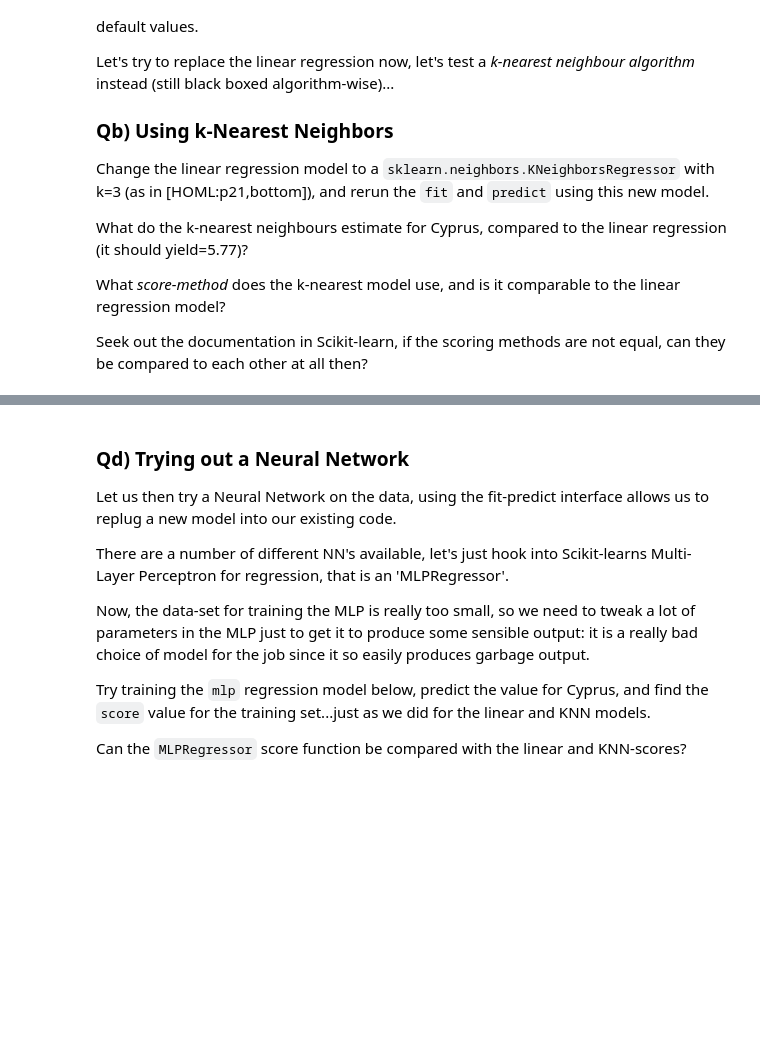
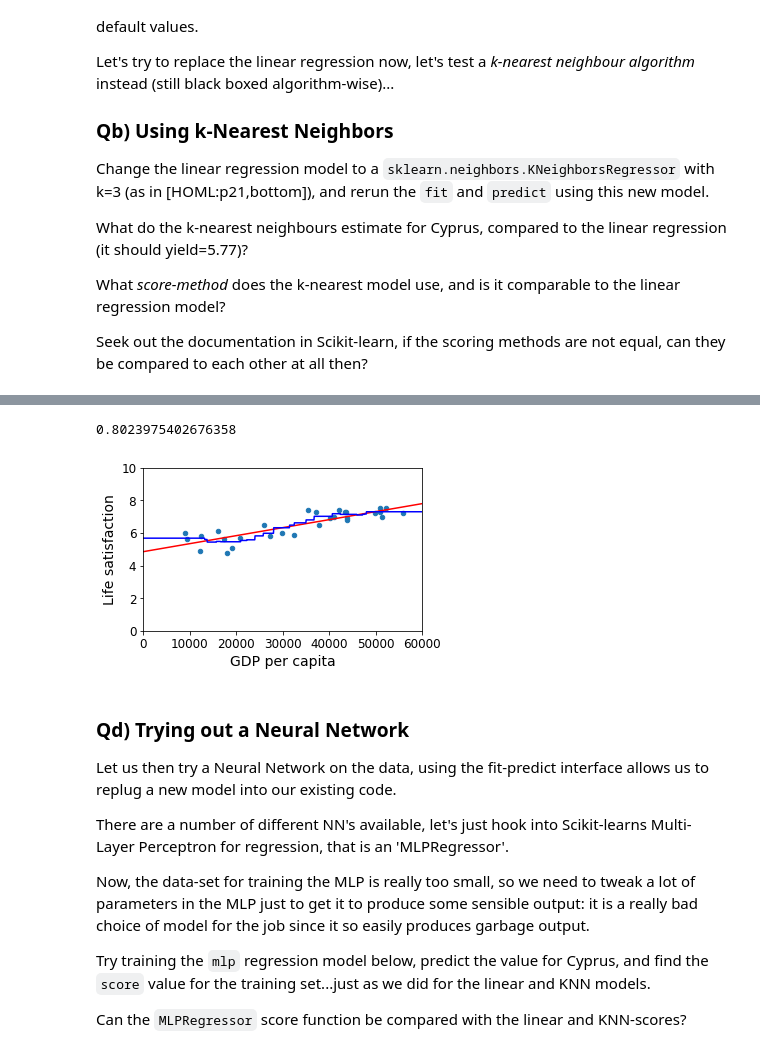
Before and after one commit to florent417/MAL, a Jupyter notebook: itmal/L01/intro.ipynb, the cells around one changed output, grey strips where cells are left out. Cells and saved outputs as stored; diff of their text form; code cells hidden in the pictures; blank space fills up the shorter version.

```diff
--- a/itmal/L01/intro.ipynb
+++ b/itmal/L01/intro.ipynb
@@ -323,25 +424,44 @@ Hint here is a similar plot of a KNN for a small set of different k's:
 
 <img src="https://itundervisning.ase.au.dk/F20_itmal/L01/Figs/regression_with_knn.png" style="height:150px">
 # %%
+knn = sklearn.neighbors.KNeighborsRegressor(n_neighbors=5)
+
+knn.fit(X,y)
+
 sample_data.plot(kind='scatter', x="GDP per capita", y='Life satisfaction', figsize=(5,3))
 plt.axis([0, 60000, 0, 10])
 
 # create an test matrix M, with the same dimensionality as X, and in the range [0;60000]
 # and a step size of your choice
 m=np.linspace(0, 60000, 1000)
 M=np.empty([m.shape[0],1])
 M[:,0]=m
 
 # from this test M data, predict the y values via the lin.reg. and k-nearest models
 y_pred_lin = model.predict(M)
+
+
 y_pred_knn = knn.predict(M)   # ASSUMING the variable name 'knn' of your KNeighborsRegressor
 
 # use plt.plot to plot x-y into the sample_data plot..
 plt.plot(m, y_pred_lin, "r")
 plt.plot(m, y_pred_knn, "b")
 
+print(knn.score(X,y))
+
+# The k-nearest neighbour model does as it says. For every data point it compares to the given
+# number of neighbours to compare.
+# Setting it to 1 is a very bad idea, since obviously the score is gonna be 1, but the model
+# is not going to represent real life optimally. The number of neighbours to compare boils
+# down to what you want to show with the model, but generally keep it in sections. E.g.
+# here it makes more sense to compare countries with the relatively same gdp, so it would be
+# a smaller number e.g. 3 or 5, but with bigger data sets it would maybe be 20
+
 # TODO: add your code here..
-assert False, "TODO: try knn with different k_neighbor params, that is re-instantiate knn, refit and replot.."
+#assert False, "TODO: try knn with different k_neighbor params, that is re-instantiate knn, refit and replot.."
+# %% [output]
+0.8023975402676358
+[figure, added]
 # %% [markdown]
 ### Qd) Trying out a Neural Network
 
```
Also changed, not shown: parts of 11 cells of this notebook, 9 other files.
